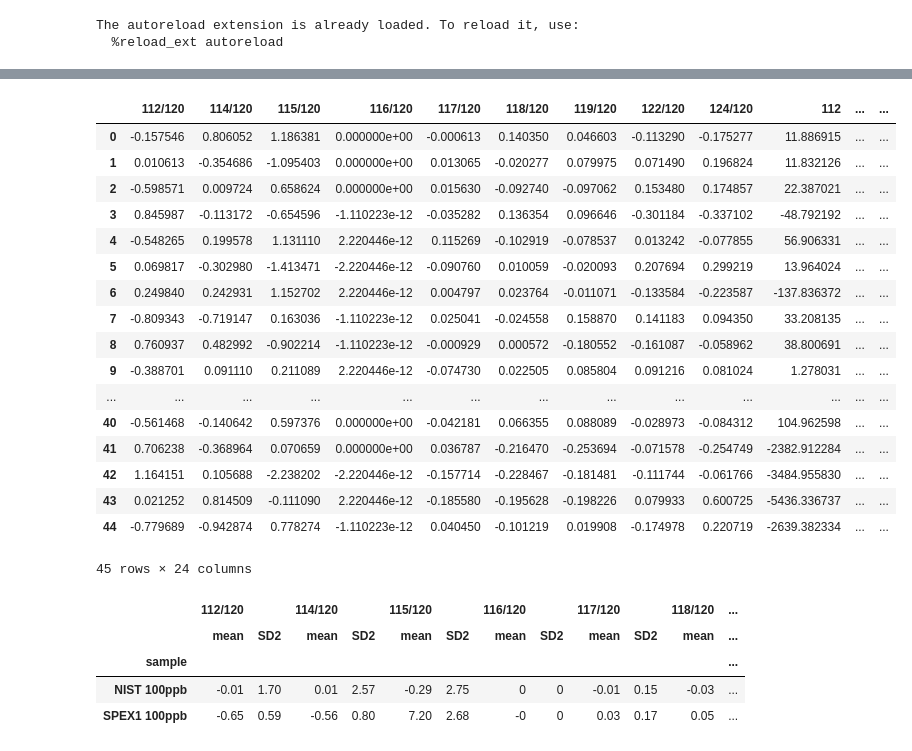
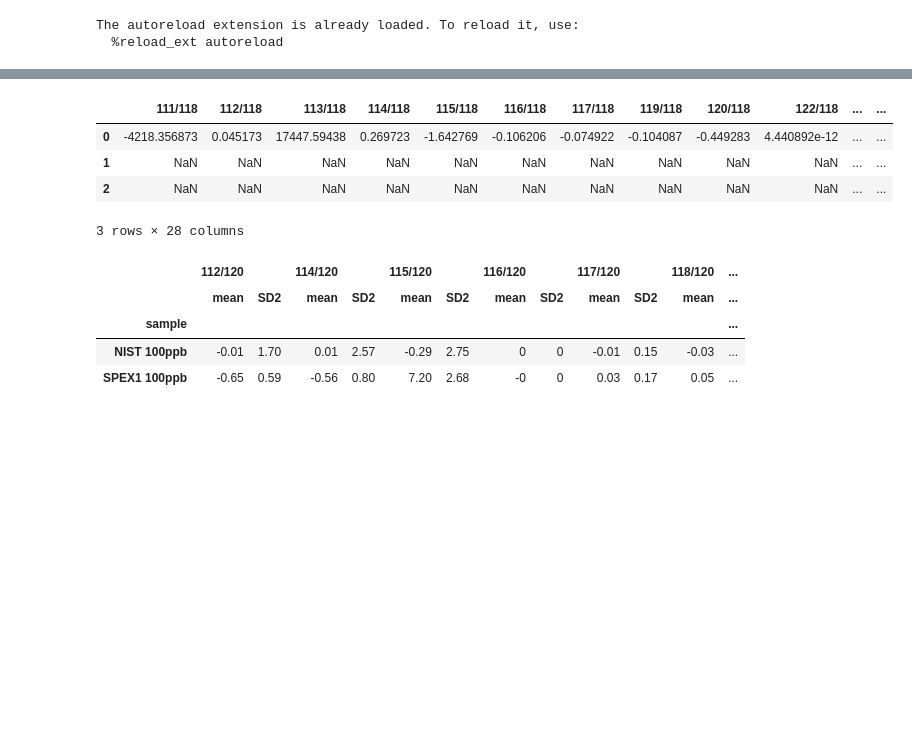
Before and after one commit to Marfster/NU_Plasma, a Jupyter notebook: Nu Plasma Evaluation - internal norm.ipynb, the cells around one changed output, grey strips where cells are left out. Drawn from its saved outputs; the diff is of its cells as text; code cells hidden in the pictures; blank space fills up the shorter version.

```diff
--- a/Nu Plasma Evaluation - internal norm.ipynb
+++ b/Nu Plasma Evaluation - internal norm.ipynb
@@ -18,10 +18,10 @@ from pylab import plot, show, savefig
 from scipy import stats
 #%pylab inline
 # %%
-path = "/Volumes/friebelm/PhD/NU Plasma/Measurements/2016-05-12/"
+path = "/Volumes/friebelm/PhD/NU Plasma/Measurements/2016-05-19/"
 path_sav = "/Volumes/friebelm/PhD/NU Plasma/Measurements/compilation/"
-files_start = 4018
-files_end = 4032
+files_start = 4094
+files_end = 4172
 # %%
 # cup configuration
 #cup_config = cycle_Sb
@@ -34,27 +34,28 @@ corr_isotopes_Sb = {"Te": "125"}
 # Mass Range of cup configuration
 mass_range = cycles2_mass_range
 #isotopes = [["111", "112", "114", "115", "116", "117", "118", "119", "122", "124"], ["117", "118", "119", "122", "124"]]
-isotopes = [["111", "112", "113", "114", "115", "116", "117", "118", "119", "122", "124", "125"]]
+isotopes = [["111", "112", "113", "114", "115", "116", "117", "119", "120", "122", "124", "125"]]
 #isotopes = [["116", "117", "118", "119", "122", "124"]]
-isotope_column = ["111", "112", "113", "114", "115", "116", "117", "118", "119", "122", "124", "125"]
-data_sample_column = [(i + "/" + "120") for i in isotope_column]
+isotope_column = ["111", "112", "113", "114", "115", "116", "117", "119", "120", "122", "124", "125"]
+data_sample_column = [(i + "/" + "118") for i in isotope_column]
 
-denom_isotope = "120"
-norm_ratio = ["116","120"]
+denom_isotope = "118"
+norm_ratio = ["120","118"]
 #number of iterations for beta
 iter_beta = 10
 
 # Interference_corr on the denominator isotope
 isotope_denom_corr = False
 
-blk_corr = False
+blk_corr = True
 # %%
 columns_1 = ["cycle", "sample", "date", "H8 (1)", "H7 (1)", "H6 (1)", "H5 (1)", "H4 (1)", "H3 (1)", "H2 (1)", "H1 (1)", "Ax (1)", "L1 (1)", "L2 (1)", "L3 (1)", "L4 (1)"]
 columns_2 = ["cycle", "H8 (2)", "H7 (2)", "H6 (2)", "H5 (2)", "H4 (2)", "H3 (2)", "H2 (2)", "H1 (2)", "Ax (2)", "L1 (2)", "L2 (2)", "L3 (2)", "L4 (2)"]
 df_all = pd.DataFrame()
 blk_ls = []
 sample_ls = []
-files_1 = range(files_start, files_end, 1)
+#files_1 = range(files_start, files_end, 1)
+files_1 = range(4094, 4098, 1) + range(4099, 4172, 1)
 for sample in files_1:
     df = NU_data_read(path, sample, cup_config)
     cycles = range(1, len(df.data_read(sample).index)+1)
@@ -254,46 +274,33 @@ show(dataplot)
 # %%
-sub_index = df_internal_norm_mean[(df_internal_norm_mean["sample"].shift(1) == df_internal_norm_mean["sample"].shift(-1)) & (df_internal_norm_mean["sample"].shift(1) == "NIST 100ppb")].index
+sub_index = df_internal_norm_mean[(df_internal_norm_mean["sample"].shift(1) == df_internal_norm_mean["sample"].shift(-1)) & (df_internal_norm_mean["sample"].shift(1) == "NIST 200ppb")].index
 #corr_values = df_internal_norm_mean[(df_external_norm_mean >= 0.74289)]
 #corr_values = df_internal_norm_mean[:"20150110 10:00"]
 corr_values = df_internal_norm_mean[df_internal_norm_mean["118"] >= 1]
 #corr_values = df_internal_norm_mean
 sample = corr_values["sample"]
 std_mean = corr_values[(corr_values["sample"] == "NIST 100ppb")].mean()
 new = corr_values[corr_values.columns[corr_values.dtypes != 'object']]
 
 #std_mean["112/120", "114/120", "115/120", "117/120", "118/120", "119/120", "122/120", "124/120"] = [0.029823, 0.020189, 0.010372, 0.235299, 0.742923, 0.263443, 0.142078, 0.177546]
 #print std_mean
 #epsilon =  ((new / std_mean)-1)*10000
 #new["sample"] = sample
 epsilon_NIST =  ((new / ((new.shift(1) + new.shift(-1))/2))-1)*10000
 epsilon_2 = ((new / ((new.shift(2) + new.shift(-2))/2))-1)*10000
 epsilon_NIST["sample"] = sample
 epsilon_2["sample"] = sample
 
 epsilon_NIST = epsilon_NIST[new.index.isin(sub_index)]
 #new[new.sample != "NIST 100ppb"]
-epsilon_2 = epsilon_2[epsilon_2["sample"] == "NIST 100ppb"]
+epsilon_2 = epsilon_2[epsilon_2["sample"] == "NIST 200ppb"]
 epsilon_comp = epsilon_NIST.append(epsilon_2, ignore_index=True)
 epsilon_comp
 # %% [output]
-|  | 112/120 | 114/120 | 115/120 | 116/120 | 117/120 | 118/120 | 119/120 | 122/120 | 124/120 | 112 | ... | ... |
-| 0 | -0.157546 | 0.806052 | 1.186381 | 0.000000e+00 | -0.000613 | 0.140350 | 0.046603 | -0.113290 | -0.175277 | 11.886915 | ... | ... |
-| 1 | 0.010613 | -0.354686 | -1.095403 | 0.000000e+00 | 0.013065 | -0.020277 | 0.079975 | 0.071490 | 0.196824 | 11.832126 | ... | ... |
-| 2 | -0.598571 | 0.009724 | 0.658624 | 0.000000e+00 | 0.015630 | -0.092740 | -0.097062 | 0.153480 | 0.174857 | 22.387021 | ... | ... |
-| 3 | 0.845987 | -0.113172 | -0.654596 | -1.110223e-12 | -0.035282 | 0.136354 | 0.096646 | -0.301184 | -0.337102 | -48.792192 | ... | ... |
-| 4 | -0.548265 | 0.199578 | 1.131110 | 2.220446e-12 | 0.115269 | -0.102919 | -0.078537 | 0.013242 | -0.077855 | 56.906331 | ... | ... |
-| 5 | 0.069817 | -0.302980 | -1.413471 | -2.220446e-12 | -0.090760 | 0.010059 | -0.020093 | 0.207694 | 0.299219 | 13.964024 | ... | ... |
-| 6 | 0.249840 | 0.242931 | 1.152702 | 2.220446e-12 | 0.004797 | 0.023764 | -0.011071 | -0.133584 | -0.223587 | -137.836372 | ... | ... |
-| 7 | -0.809343 | -0.719147 | 0.163036 | -1.110223e-12 | 0.025041 | -0.024558 | 0.158870 | 0.141183 | 0.094350 | 33.208135 | ... | ... |
-| 8 | 0.760937 | 0.482992 | -0.902214 | -1.110223e-12 | -0.000929 | 0.000572 | -0.180552 | -0.161087 | -0.058962 | 38.800691 | ... | ... |
-| 9 | -0.388701 | 0.091110 | 0.211089 | 2.220446e-12 | -0.074730 | 0.022505 | 0.085804 | 0.091216 | 0.081024 | 1.278031 | ... | ... |
-| ... | ... | ... | ... | ... | ... | ... | ... | ... | ... | ... | ... | ... |
-| 40 | -0.561468 | -0.140642 | 0.597376 | 0.000000e+00 | -0.042181 | 0.066355 | 0.088089 | -0.028973 | -0.084312 | 104.962598 | ... | ... |
-| 41 | 0.706238 | -0.368964 | 0.070659 | 0.000000e+00 | 0.036787 | -0.216470 | -0.253694 | -0.071578 | -0.254749 | -2382.912284 | ... | ... |
-| 42 | 1.164151 | 0.105688 | -2.238202 | -2.220446e-12 | -0.157714 | -0.228467 | -0.181481 | -0.111744 | -0.061766 | -3484.955830 | ... | ... |
-| 43 | 0.021252 | 0.814509 | -0.111090 | 2.220446e-12 | -0.185580 | -0.195628 | -0.198226 | 0.079933 | 0.600725 | -5436.336737 | ... | ... |
-| 44 | -0.779689 | -0.942874 | 0.778274 | -1.110223e-12 | 0.040450 | -0.101219 | 0.019908 | -0.174978 | 0.220719 | -2639.382334 | ... | ... |
+|  | 111/118 | 112/118 | 113/118 | 114/118 | 115/118 | 116/118 | 117/118 | 119/118 | 120/118 | 122/118 | ... | ... |
+| 0 | -4218.356873 | 0.045173 | 17447.59438 | 0.269723 | -1.642769 | -0.106206 | -0.074922 | -0.104087 | -0.449283 | 4.440892e-12 | ... | ... |
+| 1 | NaN | NaN | NaN | NaN | NaN | NaN | NaN | NaN | NaN | NaN | ... | ... |
+| 2 | NaN | NaN | NaN | NaN | NaN | NaN | NaN | NaN | NaN | NaN | ... | ... |
-45 rows × 24 columns
+3 rows × 28 columns
 # %%
 def SD2(x):
     SD2 = np.std(x) * 2
```
Also changed, not shown: parts of 9 cells of this notebook, 1 other file.
